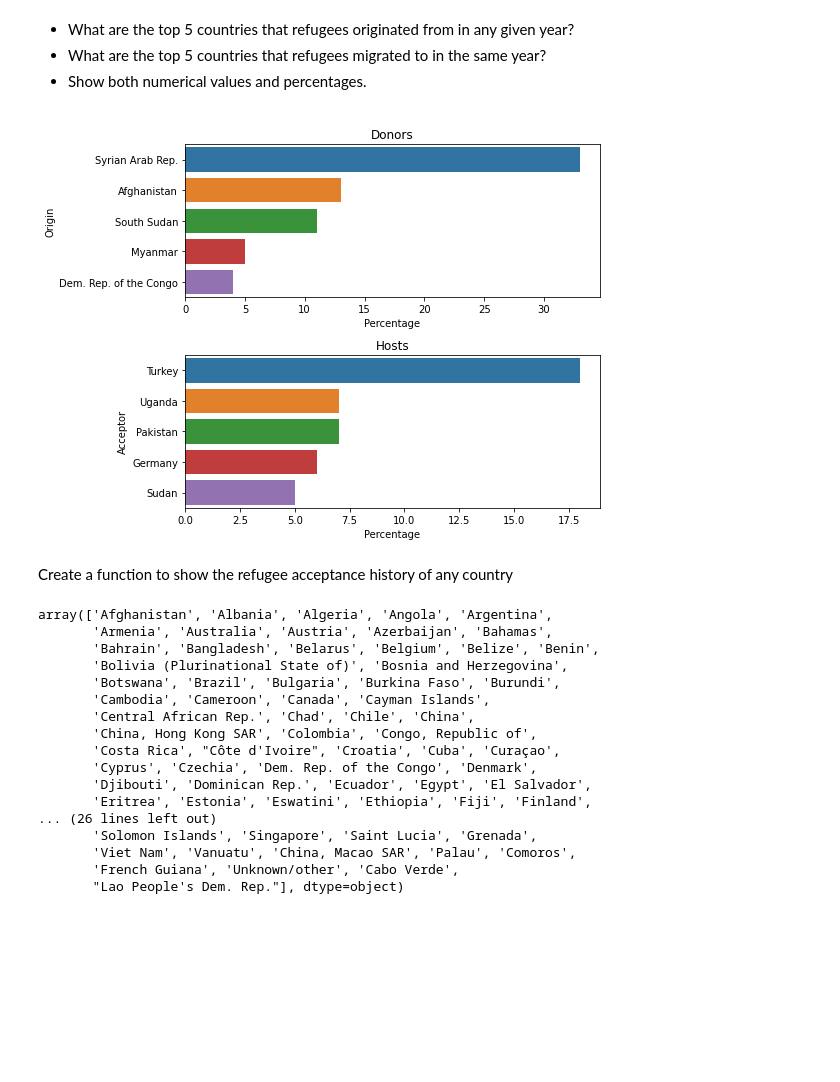
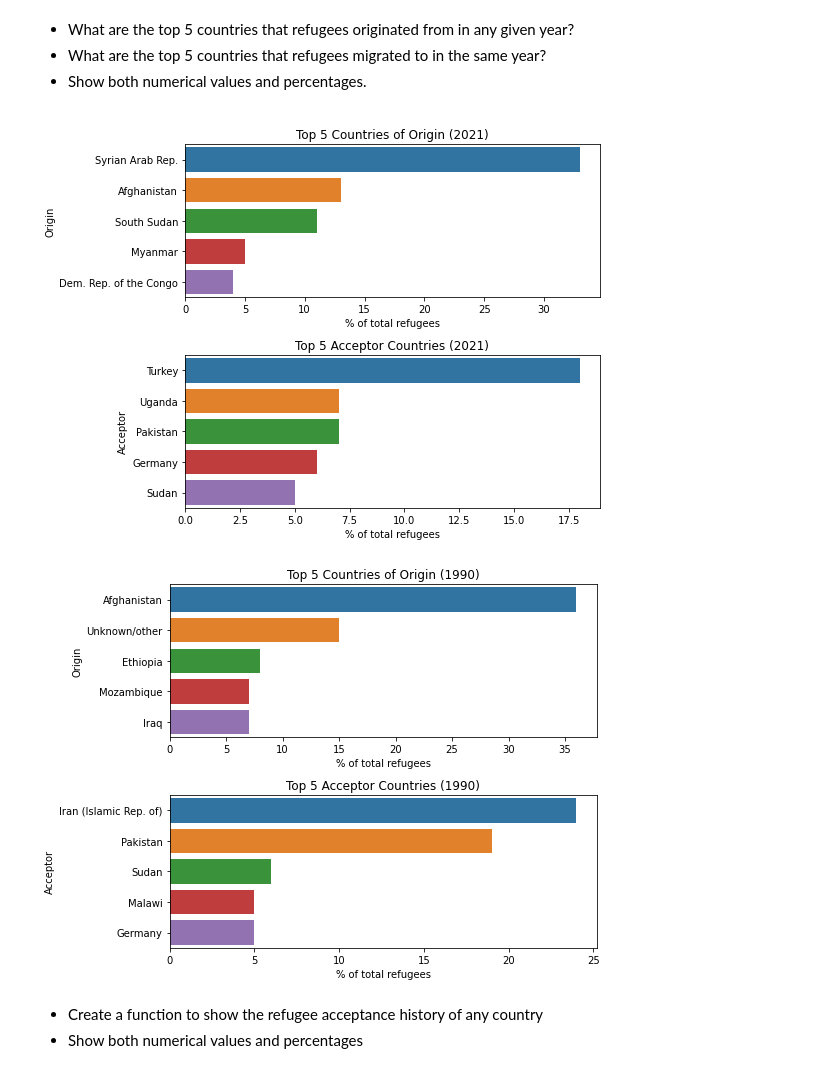
Before and after one commit to nss-data-science-cohort-7/un-exploration-sourish33, a Jupyter notebook: notebooks/refugees.ipynb, the cells around one changed output. Cells and saved outputs as stored; diff of their text form; code cells hidden in the pictures; blank space fills up the shorter version.

```diff
--- a/notebooks/refugees.ipynb
+++ b/notebooks/refugees.ipynb
@@ -104,22 +105,29 @@ def total_refugees_by_year_and_country(yr, country_type="Origin"):
     df["Percentage"] = 100*df["Refugees"]/total
     return df.sort_values(by="Refugees", ascending=False).round({"Percentage":0})
 # %%
-yr = 2021
-donors = total_refugees_by_year_and_country(yr, "Origin").head()
-hosts = total_refugees_by_year_and_country(yr, "Acceptor").head()
-# Create a figure and two subplots
-fig, axes = plt.subplots(nrows=2, ncols=1, figsize=(8, 6))
+# Make a graph for donors and hosts for any given year
+def make_top_donor_host_plot(yr):
+    donors = total_refugees_by_year_and_country(yr, "Origin").head()
+    hosts = total_refugees_by_year_and_country(yr, "Acceptor").head()
+    # Create a figure and two subplots
+    fig, axes = plt.subplots(nrows=2, ncols=1, figsize=(8, 6))
 
-# Plot the donors data on the first subplot
-sns.barplot(data=donors, x="Percentage", y="Origin", ax=axes[0])
-axes[0].set_title("Donors")
+    # Plot the donors data on the first subplot
+    sns.barplot(data=donors, x="Percentage", y="Origin", ax=axes[0])
+    axes[0].set_title(f"Top 5 Countries of Origin ({yr})")
+    axes[0].set_xlabel("% of total refugees")
 
-# Plot the hosts data on the second subplot
-sns.barplot(data=hosts, x="Percentage", y="Acceptor", ax=axes[1])
-axes[1].set_title("Hosts")
+    # Plot the hosts data on the second subplot
+    sns.barplot(data=hosts, x="Percentage", y="Acceptor", ax=axes[1])
+    axes[1].set_title(f"Top 5 Acceptor Countries ({yr})")
+    axes[1].set_xlabel("% of total refugees")
 
-# Adjust layout and show the plots
-plt.tight_layout()
-plt.show()
+    # Adjust layout and show the plots
+    plt.tight_layout()
+    plt.show()
+
+make_top_donor_host_plot(2021)
+make_top_donor_host_plot(1990)
 # %% [output]
-[figure, old version]
+[figure, new version]
+[figure, added]
@@ -128,23 +134,14 @@ country_list = refugees_df["Acceptor"].unique()
-# %% [markdown]
-Create a function to show the refugee acceptance history of any country
-# %%
-country_list
-# %% [output]
-array(['Afghanistan', 'Albania', 'Algeria', 'Angola', 'Argentina',
-       'Armenia', 'Australia', 'Austria', 'Azerbaijan', 'Bahamas',
-       'Bahrain', 'Bangladesh', 'Belarus', 'Belgium', 'Belize', 'Benin',
-       'Bolivia (Plurinational State of)', 'Bosnia and Herzegovina',
-       'Botswana', 'Brazil', 'Bulgaria', 'Burkina Faso', 'Burundi',
-       'Cambodia', 'Cameroon', 'Canada', 'Cayman Islands',
-       'Central African Rep.', 'Chad', 'Chile', 'China',
-       'China, Hong Kong SAR', 'Colombia', 'Congo, Republic of',
-       'Costa Rica', "Côte d'Ivoire", 'Croatia', 'Cuba', 'Curaçao',
-       'Cyprus', 'Czechia', 'Dem. Rep. of the Congo', 'Denmark',
-       'Djibouti', 'Dominican Rep.', 'Ecuador', 'Egypt', 'El Salvador',
-       'Eritrea', 'Estonia', 'Eswatini', 'Ethiopia', 'Fiji', 'Finland',
-... (26 lines left out)
-       'Solomon Islands', 'Singapore', 'Saint Lucia', 'Grenada',
-       'Viet Nam', 'Vanuatu', 'China, Macao SAR', 'Palau', 'Comoros',
-       'French Guiana', 'Unknown/other', 'Cabo Verde',
-       "Lao People's Dem. Rep."], dtype=object)
+# %% [markdown]
+<style>
+    .md {
+        background-color: #42EADDFF;
+        color: #000000FF;
+    }
+</style>
+<div class="md">
+<ul>
+<li>Create a function to show the refugee acceptance history of any country</li>
+<li>Show both numerical values and percentages</li>
+</ul>
+</div>
 # %%
```
Also changed, not shown: parts of 6 cells of this notebook.
